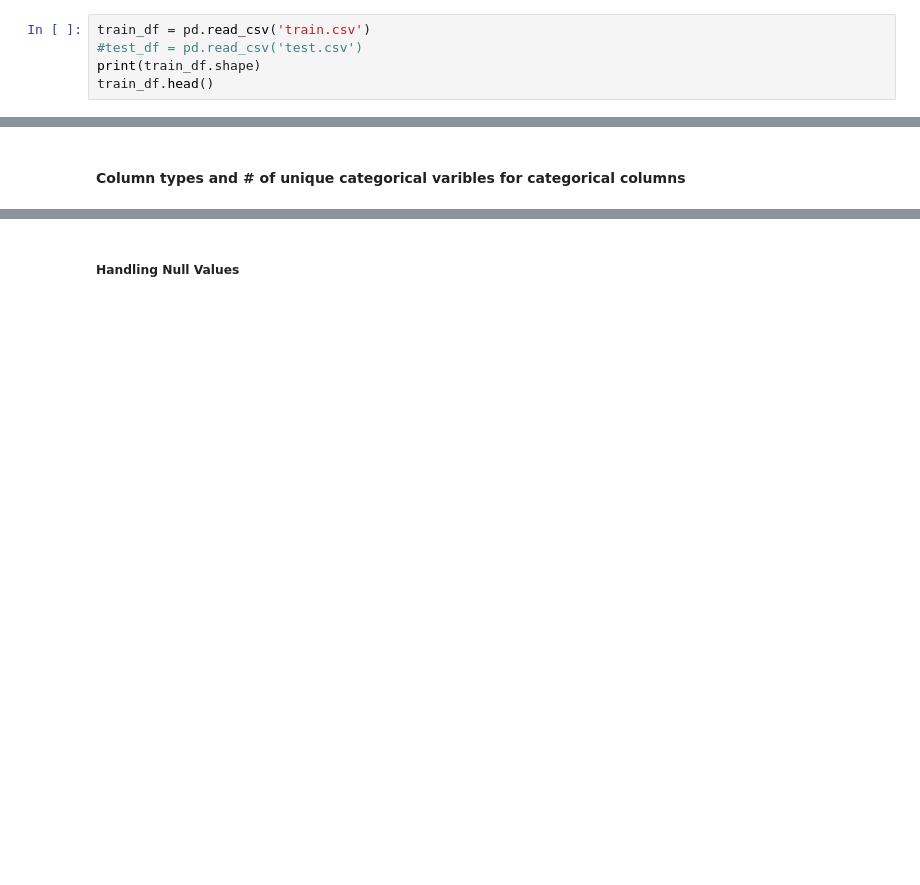
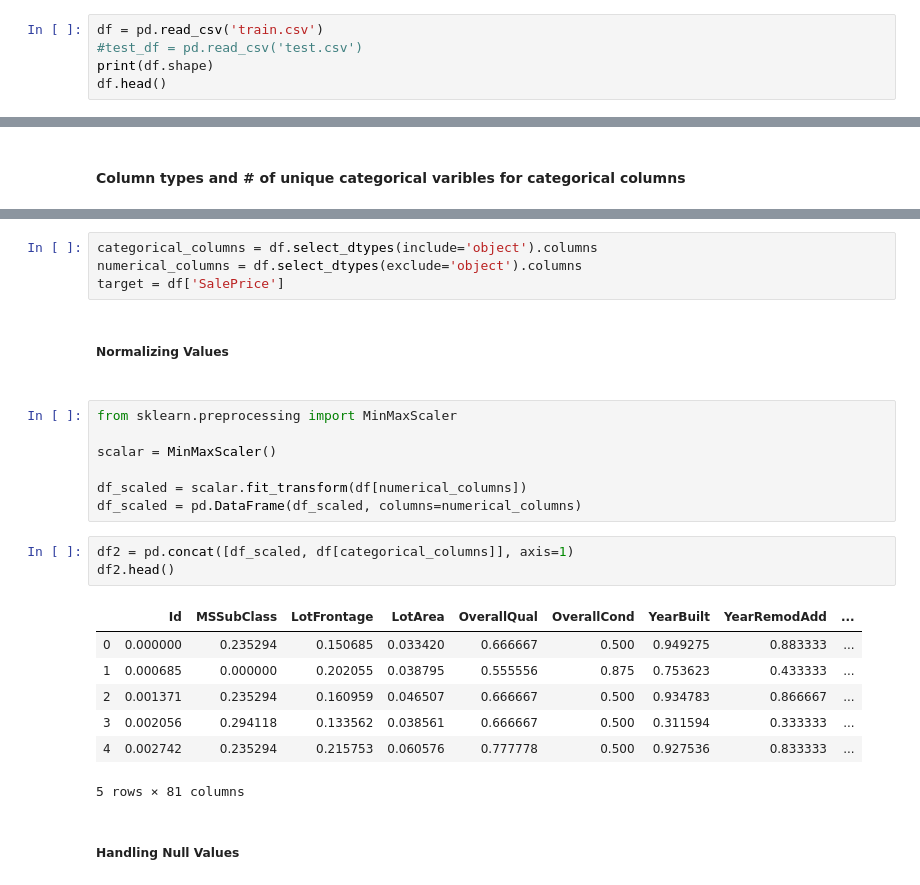
Before and after one commit to terrill11/housing_prices_prediction, a Jupyter notebook: housing_prices_prediction.ipynb, the cells around one changed output, grey strips where cells are left out. Saved outputs shown, nothing was run; the diff lists cells and outputs as text; blank space fills up the shorter version.

```diff
--- a/housing_prices_prediction.ipynb
+++ b/housing_prices_prediction.ipynb
@@ -5,8 +4,8 @@ from sklearn.preprocessing import OneHotEncoder
 # %%
-train_df = pd.read_csv('train.csv')
+df = pd.read_csv('train.csv')
 #test_df = pd.read_csv('test.csv')
-print(train_df.shape)
-train_df.head()
+print(df.shape)
+df.head()
 # %% [output]
 (1460, 81)
 |  | Id | MSSubClass | MSZoning | LotFrontage | LotArea | Street | Alley | LotShape | LandContour | ... |
@@ -57,6 +54,30 @@ Exterior1st     15
 SaleType         9
 Condition1       9
 dtype: int64
+# %%
+categorical_columns = df.select_dtypes(include='object').columns
+numerical_columns = df.select_dtypes(exclude='object').columns
+target = df['SalePrice']
+# %% [markdown]
+<h5>Normalizing Values<h5>
+# %%
+from sklearn.preprocessing import MinMaxScaler
+
+scalar = MinMaxScaler()
+
+df_scaled = scalar.fit_transform(df[numerical_columns])
+df_scaled = pd.DataFrame(df_scaled, columns=numerical_columns)
+# %%
+df2 = pd.concat([df_scaled, df[categorical_columns]], axis=1)
+df2.head()
+# %% [output]
+|  | Id | MSSubClass | LotFrontage | LotArea | OverallQual | OverallCond | YearBuilt | YearRemodAdd | ... |
+| 0 | 0.000000 | 0.235294 | 0.150685 | 0.033420 | 0.666667 | 0.500 | 0.949275 | 0.883333 | ... |
+| 1 | 0.000685 | 0.000000 | 0.202055 | 0.038795 | 0.555556 | 0.875 | 0.753623 | 0.433333 | ... |
+| 2 | 0.001371 | 0.235294 | 0.160959 | 0.046507 | 0.666667 | 0.500 | 0.934783 | 0.866667 | ... |
+| 3 | 0.002056 | 0.294118 | 0.133562 | 0.038561 | 0.666667 | 0.500 | 0.311594 | 0.333333 | ... |
+| 4 | 0.002742 | 0.235294 | 0.215753 | 0.060576 | 0.777778 | 0.500 | 0.927536 | 0.833333 | ... |
+5 rows × 81 columns
 # %% [markdown]
 <h5>Handling Null Values</h5>
 # %%
```
Also changed, not shown: parts of 23 cells of this notebook.
